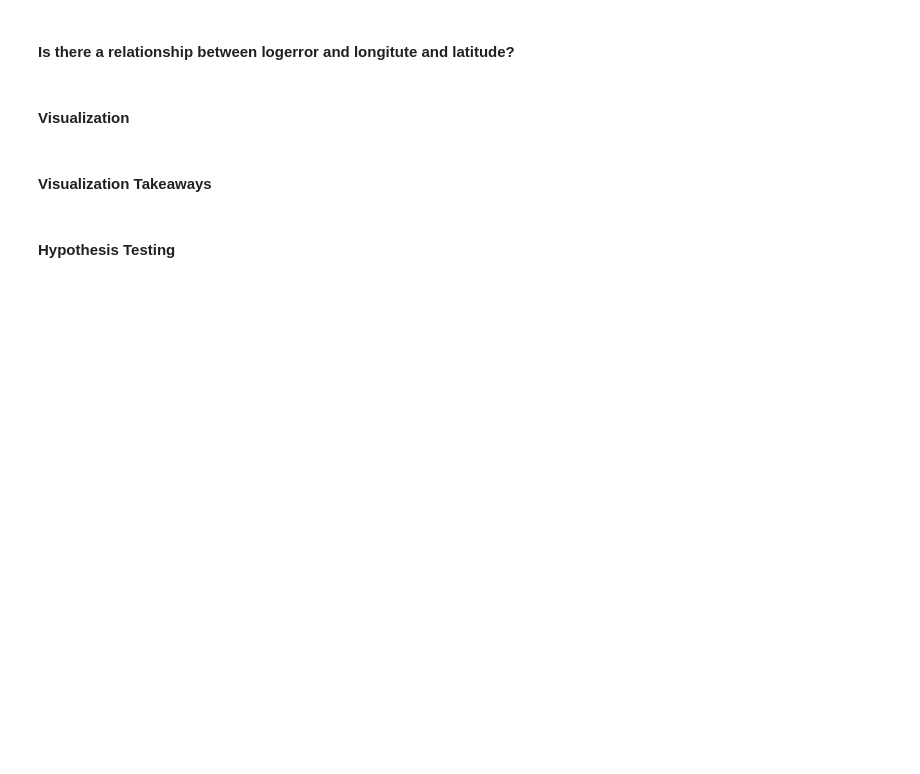
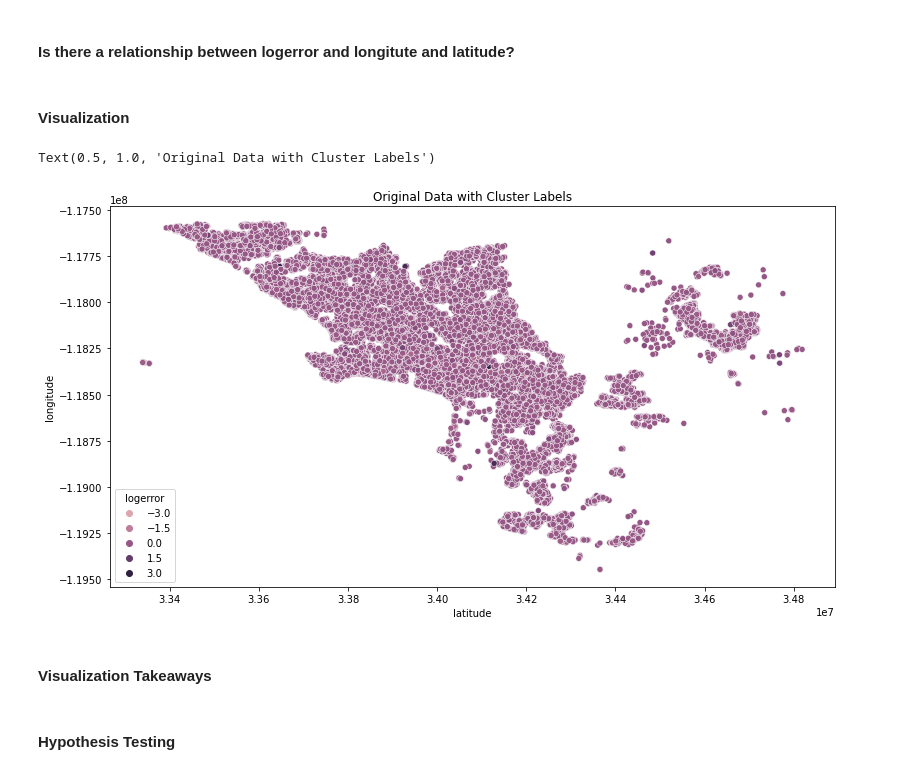
Before and after one commit to rachelrobbinsmayhill/clustering_project, a Jupyter notebook: final_report.ipynb, the cells around one changed output. Cells and saved outputs as stored; diff of their text form; code cells hidden in the pictures; blank space fills up the shorter version.

```diff
--- a/final_report.ipynb
+++ b/final_report.ipynb
@@ -365,9 +368,12 @@ sns.catplot(x=x, y=y, data= train.sample(1000), kind='swarm')
 # %% [markdown]
 #### Visualization
 # %%
-x= 'longitutde'
-y = 'logerror'
-ax = sns.stripplot(x=x, y=y, data= train, hue = )
+plt.figure(figsize = (13,7))
+sns.scatterplot(x='latitude', y='longitude', hue='logerror', data=train)
+plt.title('Original Data with Cluster Labels')
+# %% [output]
+Text(0.5, 1.0, 'Original Data with Cluster Labels')
+[figure, added]
 # %% [markdown]
 #### Visualization Takeaways
 # %% [markdown]
```
Also changed, not shown: parts of 34 cells of this notebook.
